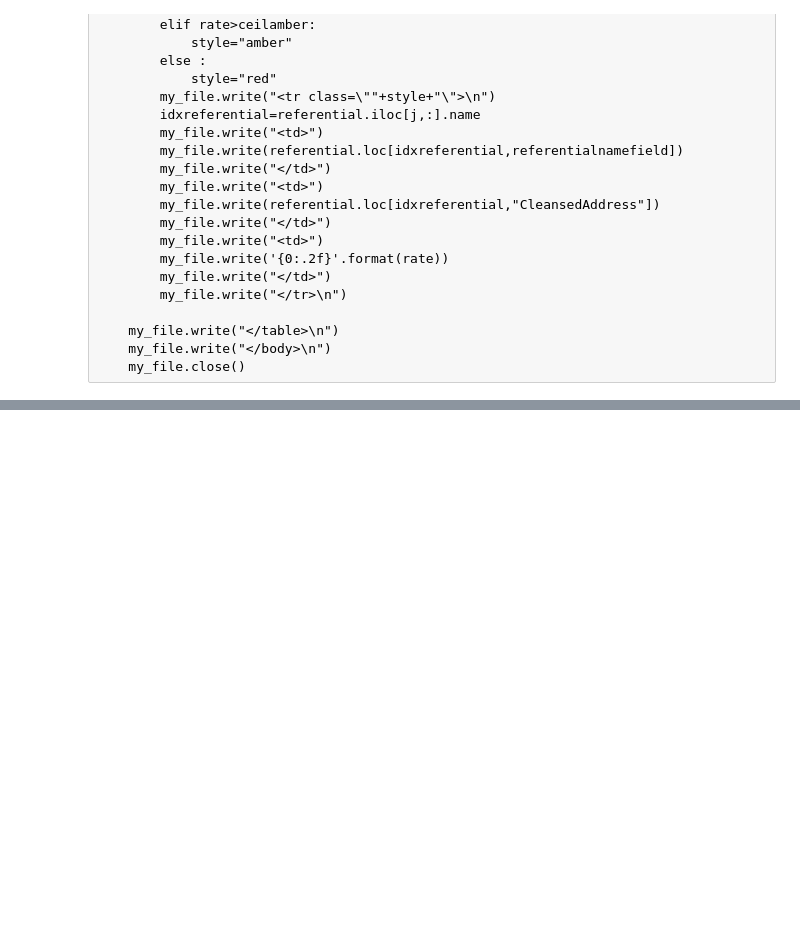
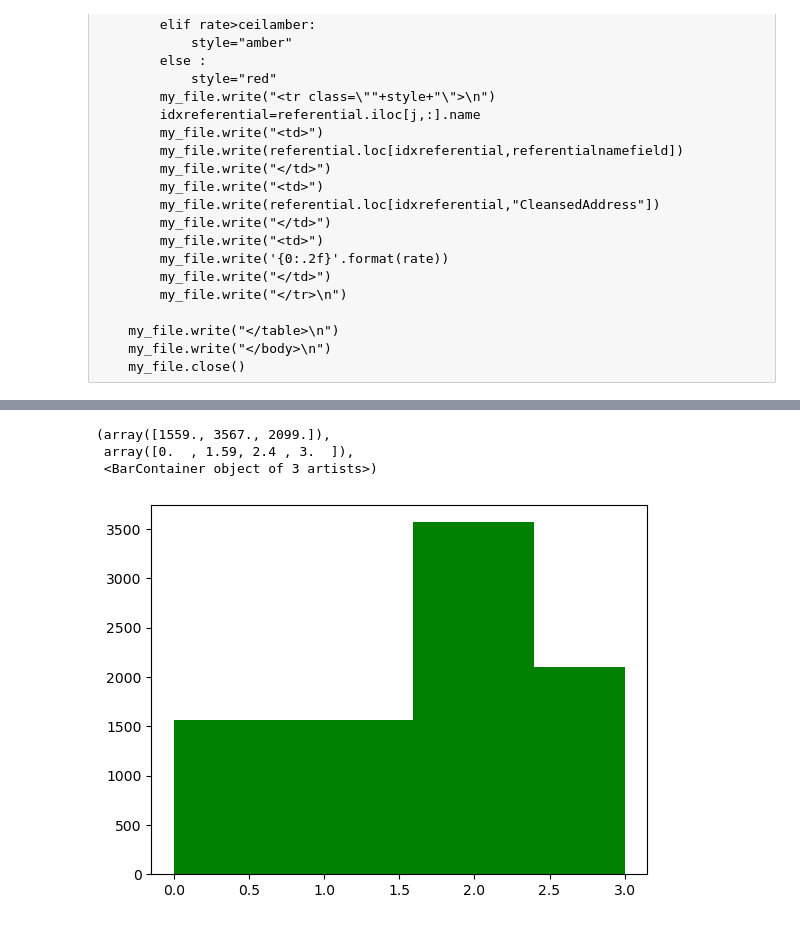
Before and after one commit to clementsoullard/sudoku-resolver, a Jupyter notebook: appariement/Appariement-generic.ipynb, the cells around one changed output, grey strips where cells are left out. Cells and saved outputs as stored; diff of their text form; code cells hidden in the pictures; blank space fills up the shorter version.

```diff
--- a/appariement/Appariement-generic.ipynb
+++ b/appariement/Appariement-generic.ipynb
@@ -575,3 +606,14 @@ mapnature={'1er destinataire': 'destinataire',
 # %%
-tomatch["nature"]=tp.TDPARTY_FLAG.map(mapnature)
+
+tomatch.nature.mask(tomatch.NameCountryCleansed.str.contains("gouvernement"),"gouvernement",inplace=True)
+
+tomatch[tomatch.nature!="gouvernement"].sort_values(by='matchrate')[['nature','NameCountryCleansed']][:200]
+
+
+plt.hist(tomatch[tomatch.nature!="gouvernement"].matchrate,bins=[0,ceilamber,ceilgreen,3])
+# %% [output]
+(array([1559., 3567., 2099.]),
+ array([0.  , 1.59, 2.4 , 3.  ]),
+ <BarContainer object of 3 artists>)
+[figure, added]
 # %%
```
Also changed, not shown: parts of 9 cells of this notebook.
